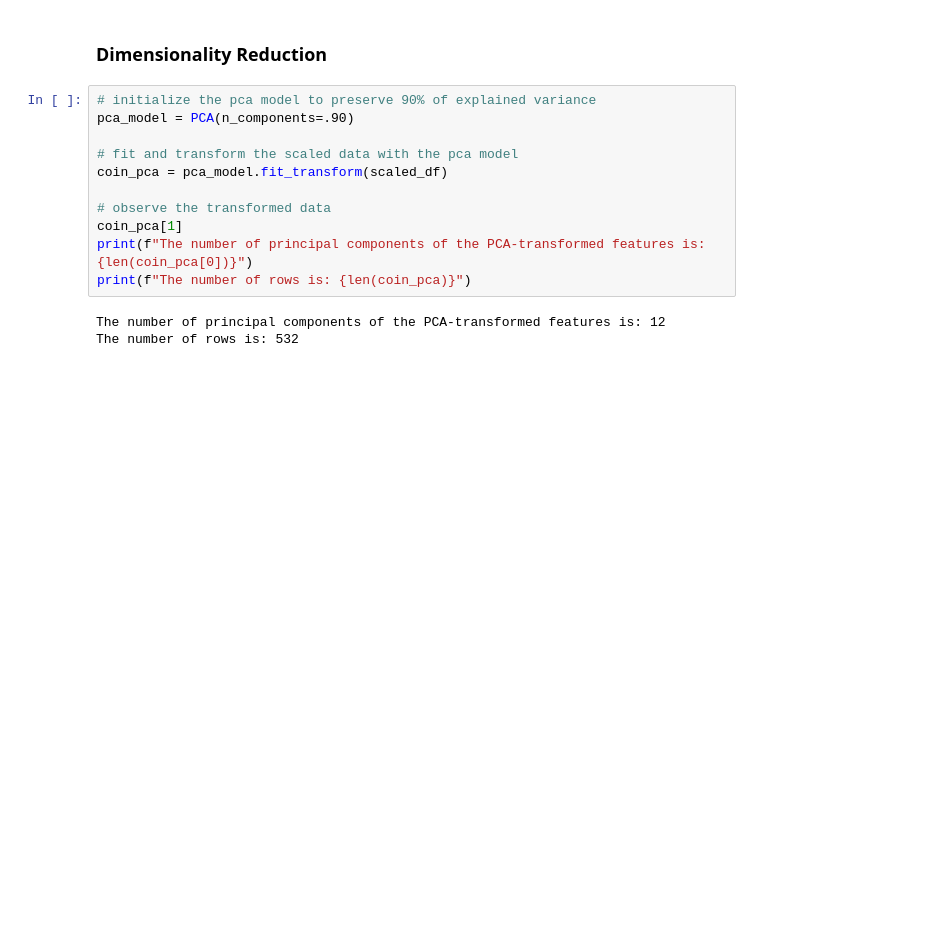
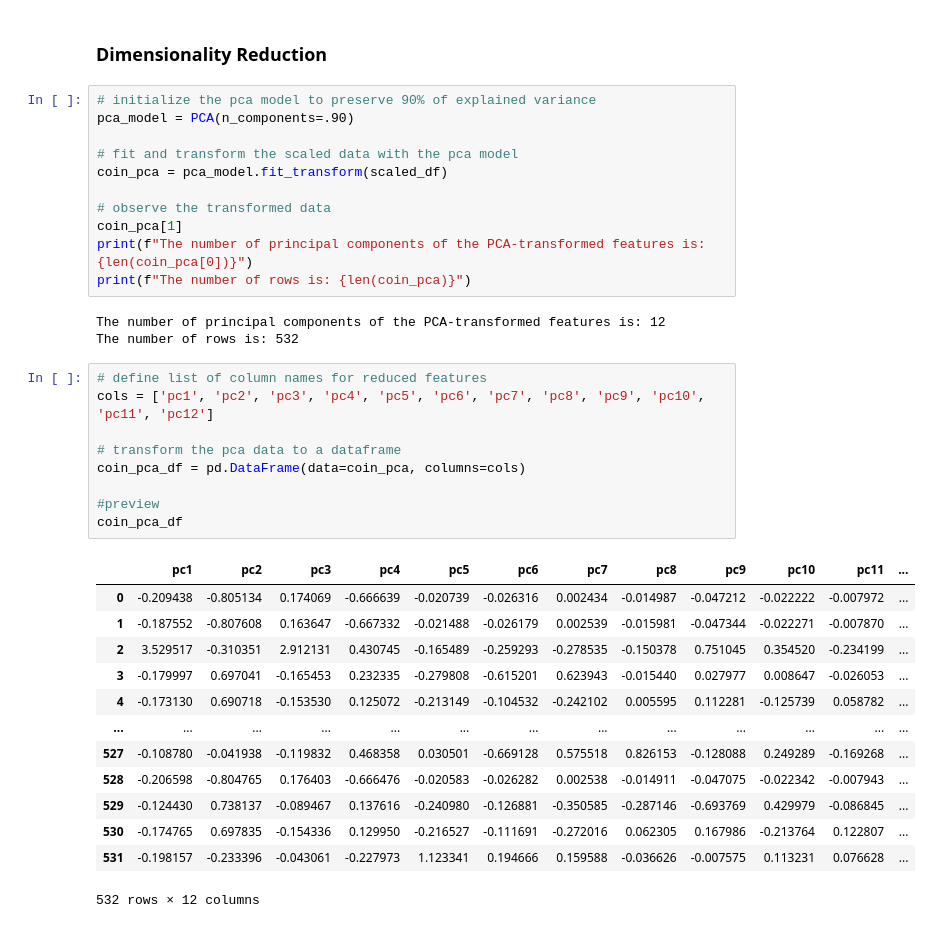
Before and after one commit to kellnergp/unsupervised-learning-challenge, a Jupyter notebook: crypto_clusters.ipynb, the cells around one changed output. Saved outputs shown, nothing was run; the diff lists cells and outputs as text; blank space fills up the shorter version.

Commit message:
turned pca data into a dataframe

```diff
--- a/crypto_clusters.ipynb
+++ b/crypto_clusters.ipynb
@@ -217,3 +217,26 @@ print(f"The number of rows is: {len(coin_pca)}")
 # %% [output]
 The number of principal components of the PCA-transformed features is: 12
 The number of rows is: 532
+# %%
+# define list of column names for reduced features
+cols = ['pc1', 'pc2', 'pc3', 'pc4', 'pc5', 'pc6', 'pc7', 'pc8', 'pc9', 'pc10', 'pc11', 'pc12']
+
+# transform the pca data to a dataframe
+coin_pca_df = pd.DataFrame(data=coin_pca, columns=cols)
+
+#preview
+coin_pca_df
+# %% [output]
+|  | pc1 | pc2 | pc3 | pc4 | pc5 | pc6 | pc7 | pc8 | pc9 | pc10 | pc11 | ... |
+| 0 | -0.209438 | -0.805134 | 0.174069 | -0.666639 | -0.020739 | -0.026316 | 0.002434 | -0.014987 | -0.047212 | -0.022222 | -0.007972 | ... |
+| 1 | -0.187552 | -0.807608 | 0.163647 | -0.667332 | -0.021488 | -0.026179 | 0.002539 | -0.015981 | -0.047344 | -0.022271 | -0.007870 | ... |
+| 2 | 3.529517 | -0.310351 | 2.912131 | 0.430745 | -0.165489 | -0.259293 | -0.278535 | -0.150378 | 0.751045 | 0.354520 | -0.234199 | ... |
+| 3 | -0.179997 | 0.697041 | -0.165453 | 0.232335 | -0.279808 | -0.615201 | 0.623943 | -0.015440 | 0.027977 | 0.008647 | -0.026053 | ... |
+| 4 | -0.173130 | 0.690718 | -0.153530 | 0.125072 | -0.213149 | -0.104532 | -0.242102 | 0.005595 | 0.112281 | -0.125739 | 0.058782 | ... |
+| ... | ... | ... | ... | ... | ... | ... | ... | ... | ... | ... | ... | ... |
+| 527 | -0.108780 | -0.041938 | -0.119832 | 0.468358 | 0.030501 | -0.669128 | 0.575518 | 0.826153 | -0.128088 | 0.249289 | -0.169268 | ... |
+| 528 | -0.206598 | -0.804765 | 0.176403 | -0.666476 | -0.020583 | -0.026282 | 0.002538 | -0.014911 | -0.047075 | -0.022342 | -0.007943 | ... |
+| 529 | -0.124430 | 0.738137 | -0.089467 | 0.137616 | -0.240980 | -0.126881 | -0.350585 | -0.287146 | -0.693769 | 0.429979 | -0.086845 | ... |
+| 530 | -0.174765 | 0.697835 | -0.154336 | 0.129950 | -0.216527 | -0.111691 | -0.272016 | 0.062305 | 0.167986 | -0.213764 | 0.122807 | ... |
+| 531 | -0.198157 | -0.233396 | -0.043061 | -0.227973 | 1.123341 | 0.194666 | 0.159588 | -0.036626 | -0.007575 | 0.113231 | 0.076628 | ... |
+532 rows × 12 columns
```
